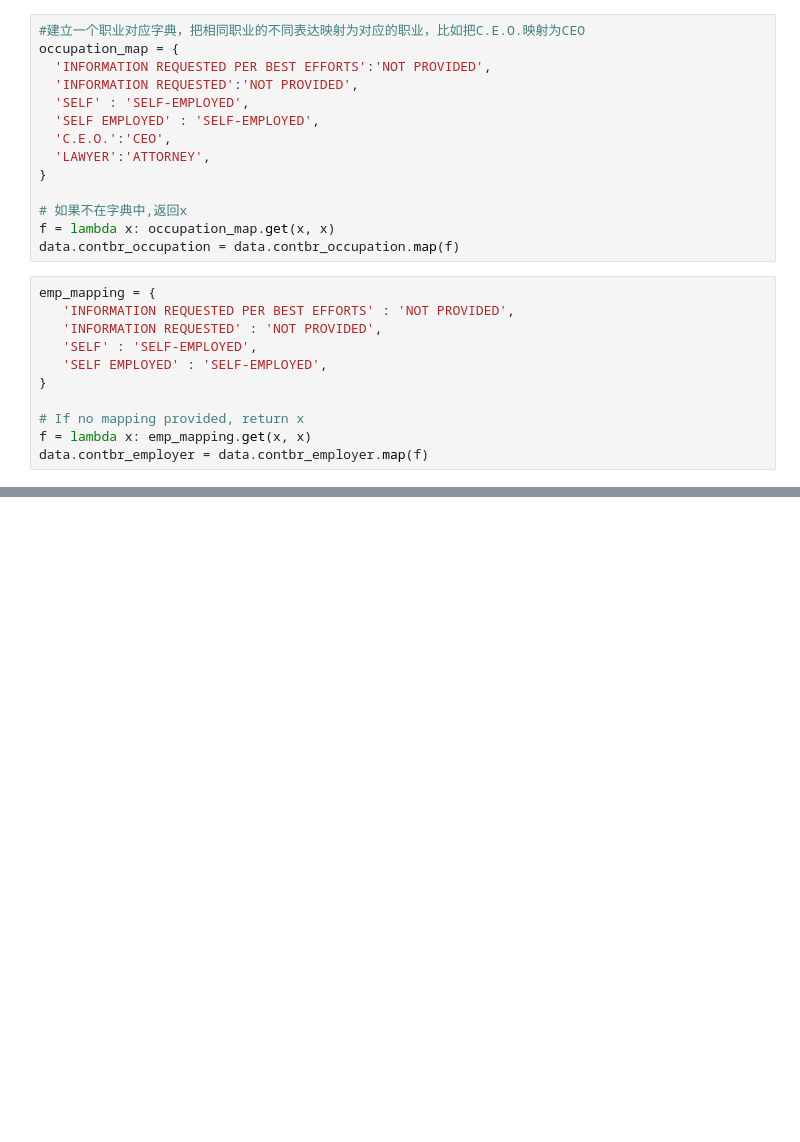
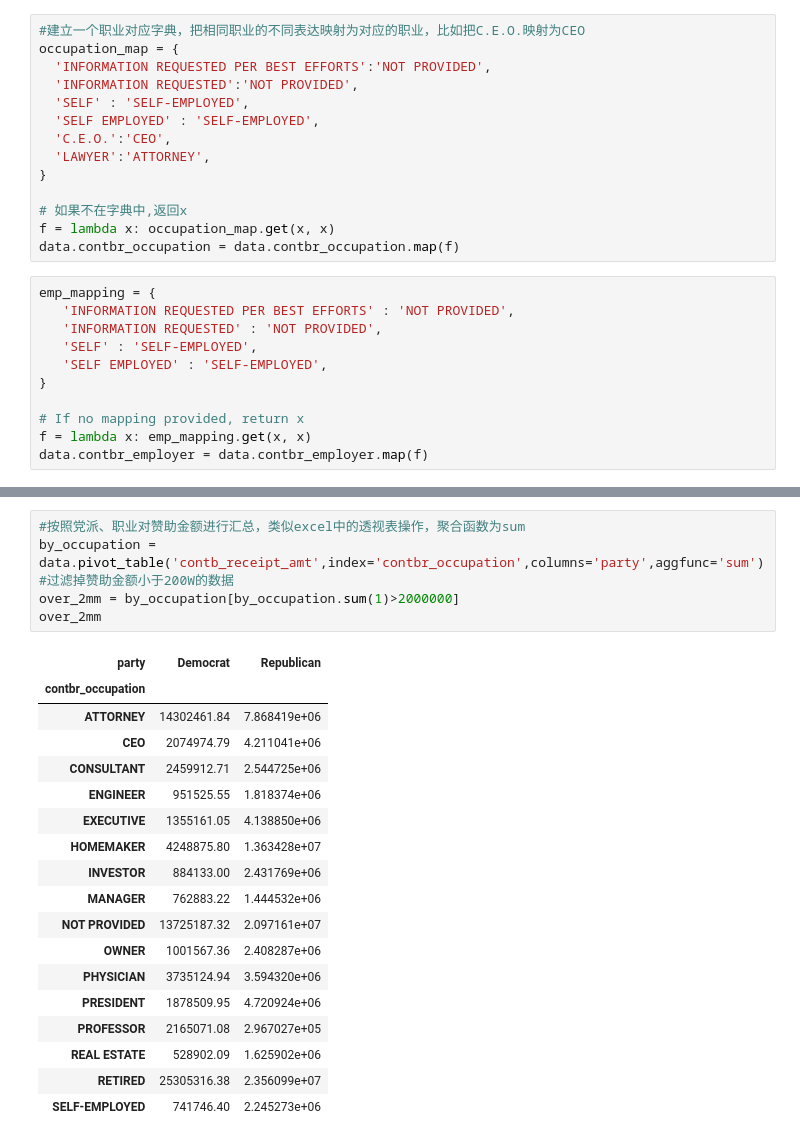
Before and after one commit to QQYES/kaggle_titanic, a Jupyter notebook: 2012_USA_Presidential_Campaign_Sponsorship/2012_USA_Presidential_Campaign_Sponsorship.ipynb, the cells around one changed output, grey strips where cells are left out. Cells and saved outputs as stored; diff of their text form; blank space fills up the shorter version.

```diff
--- a/2012_USA_Presidential_Campaign_Sponsorship/2012_USA_Presidential_Campaign_Sponsorship.ipynb
+++ b/2012_USA_Presidential_Campaign_Sponsorship/2012_USA_Presidential_Campaign_Sponsorship.ipynb
@@ -140,0 +187,25 @@ data.contbr_employer = data.contbr_employer.map(f)
+# %%
+#按照党派、职业对赞助金额进行汇总，类似excel中的透视表操作，聚合函数为sum
+by_occupation = data.pivot_table('contb_receipt_amt',index='contbr_occupation',columns='party',aggfunc='sum')
+#过滤掉赞助金额小于200W的数据
+over_2mm = by_occupation[by_occupation.sum(1)>2000000]
+over_2mm
+# %% [output]
+| party | Democrat | Republican |
+| contbr_occupation |  |  |
+| ATTORNEY | 14302461.84 | 7.868419e+06 |
+| CEO | 2074974.79 | 4.211041e+06 |
+| CONSULTANT | 2459912.71 | 2.544725e+06 |
+| ENGINEER | 951525.55 | 1.818374e+06 |
+| EXECUTIVE | 1355161.05 | 4.138850e+06 |
+| HOMEMAKER | 4248875.80 | 1.363428e+07 |
+| INVESTOR | 884133.00 | 2.431769e+06 |
+| MANAGER | 762883.22 | 1.444532e+06 |
+| NOT PROVIDED | 13725187.32 | 2.097161e+07 |
+| OWNER | 1001567.36 | 2.408287e+06 |
+| PHYSICIAN | 3735124.94 | 3.594320e+06 |
+| PRESIDENT | 1878509.95 | 4.720924e+06 |
+| PROFESSOR | 2165071.08 | 2.967027e+05 |
+| REAL ESTATE | 528902.09 | 1.625902e+06 |
+| RETIRED | 25305316.38 | 2.356099e+07 |
+| SELF-EMPLOYED | 741746.40 | 2.245273e+06 |
```
Also changed, not shown: parts of 8 cells of this notebook.
